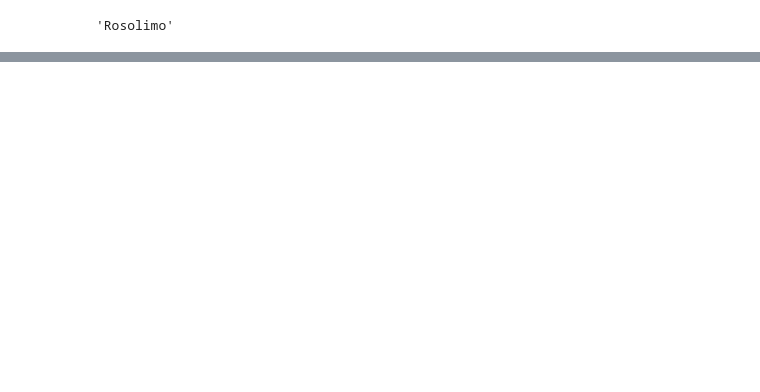
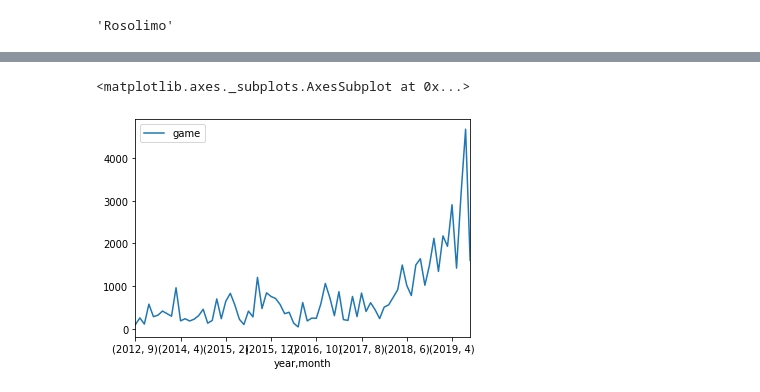
Before and after one commit to rosolimo212/chesscom, a Jupyter notebook: Current_user_forec.ipynb, the cells around one changed output, grey strips where cells are left out. Drawn from its saved outputs; the diff is of its cells as text; code cells hidden in the pictures; blank space fills up the shorter version.

Commit message:
Load user files

```diff
--- a/Current_user_forec.ipynb
+++ b/Current_user_forec.ipynb
@@ -32,6 +32,7 @@ user
 'Rosolimo'
 # %%
 df=pd.read_csv('data/cur_user.csv')
+df=df[df['target_user']==user]
 # %%
 df.sample(4)
 # %% [output]
@@ -42,0 +64,5 @@ df.sample(4)
+# %%
+df.groupby(['year', 'month']).sum()[['game']].plot()
+# %% [output]
+<matplotlib.axes._subplots.AxesSubplot at 0x...>
+[figure, added]
```
Also changed, not shown: parts of 6 cells of this notebook, 2 other files.
